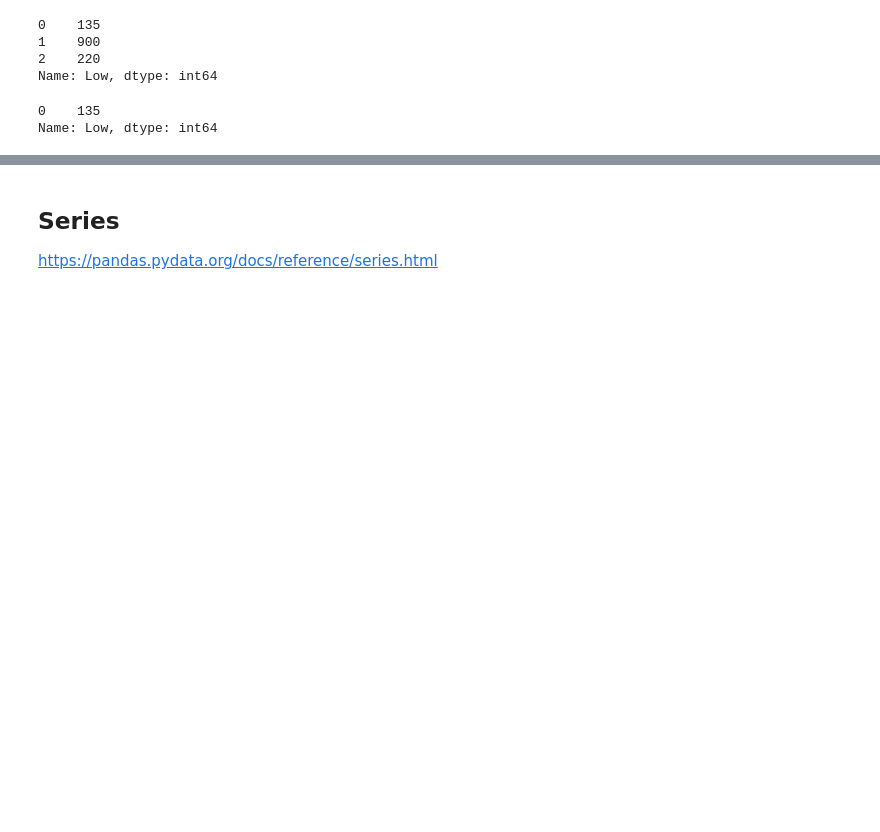
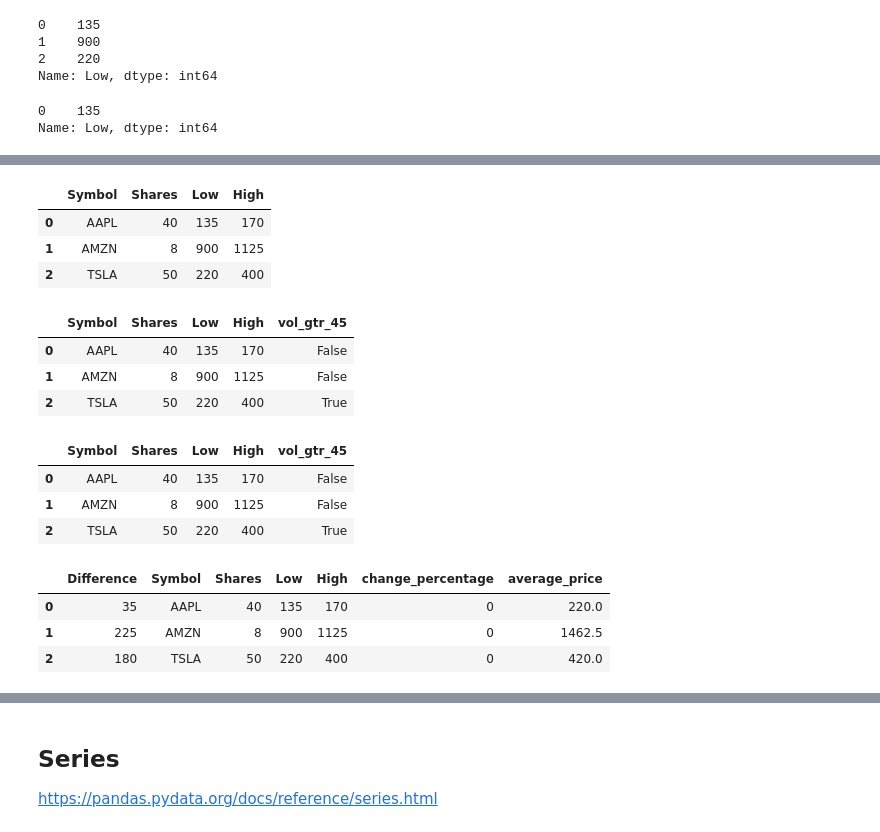
Before and after one commit to pkaran57/python-libs, a Jupyter notebook: pandas-lib/notebook/pandas.ipynb, the cells around one changed output, grey strips where cells are left out. Cells and saved outputs as stored; diff of their text form; code cells hidden in the pictures; blank space fills up the shorter version.

```diff
--- a/pandas-lib/notebook/pandas.ipynb
+++ b/pandas-lib/notebook/pandas.ipynb
@@ -182,0 +201,4 @@ Name: Low, dtype: int64
+# %%
+display(stocks)
+index_map={'AAPL': 'Apple Inc.'}
+display(stocks.set_index('Symbol').rename(index=index_map))  # not an in place change
@@ -182,0 +239,29 @@ Name: Low, dtype: int64
+# %%
+stocks_copy = stocks.copy(deep=False)
+
+display(stocks_copy)
+
+display(stocks_copy.assign(vol_gtr_45= lambda col: col.Shares > 45))
+display(stocks_copy.assign(vol_gtr_45= stocks_copy.Shares > 45))
+
+stocks_copy.insert(loc=0, column="Difference", value=stocks_copy["High"] - stocks_copy["Low"])
+stocks_copy['change_percentage'] = 0
+stocks_copy['average_price'] = stocks.Low + stocks.High / 2
+display(stocks_copy)
+# %% [output]
+|  | Symbol | Shares | Low | High |
+| 0 | AAPL | 40 | 135 | 170 |
+| 1 | AMZN | 8 | 900 | 1125 |
+| 2 | TSLA | 50 | 220 | 400 |
+|  | Symbol | Shares | Low | High | vol_gtr_45 |
+| 0 | AAPL | 40 | 135 | 170 | False |
+| 1 | AMZN | 8 | 900 | 1125 | False |
+| 2 | TSLA | 50 | 220 | 400 | True |
+|  | Symbol | Shares | Low | High | vol_gtr_45 |
+| 0 | AAPL | 40 | 135 | 170 | False |
+| 1 | AMZN | 8 | 900 | 1125 | False |
+| 2 | TSLA | 50 | 220 | 400 | True |
+|  | Difference | Symbol | Shares | Low | High | change_percentage | average_price |
+| 0 | 35 | AAPL | 40 | 135 | 170 | 0 | 220.0 |
+| 1 | 225 | AMZN | 8 | 900 | 1125 | 0 | 1462.5 |
+| 2 | 180 | TSLA | 50 | 220 | 400 | 0 | 420.0 |
```
Also changed, not shown: parts of 14 cells of this notebook.
